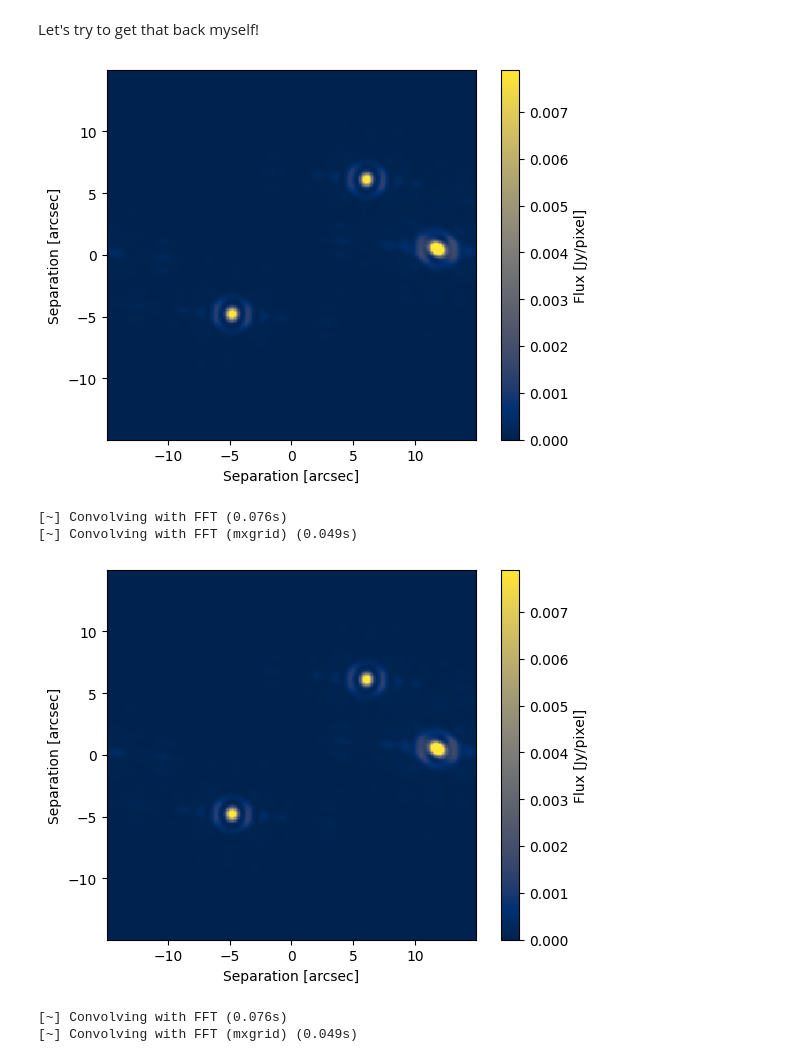
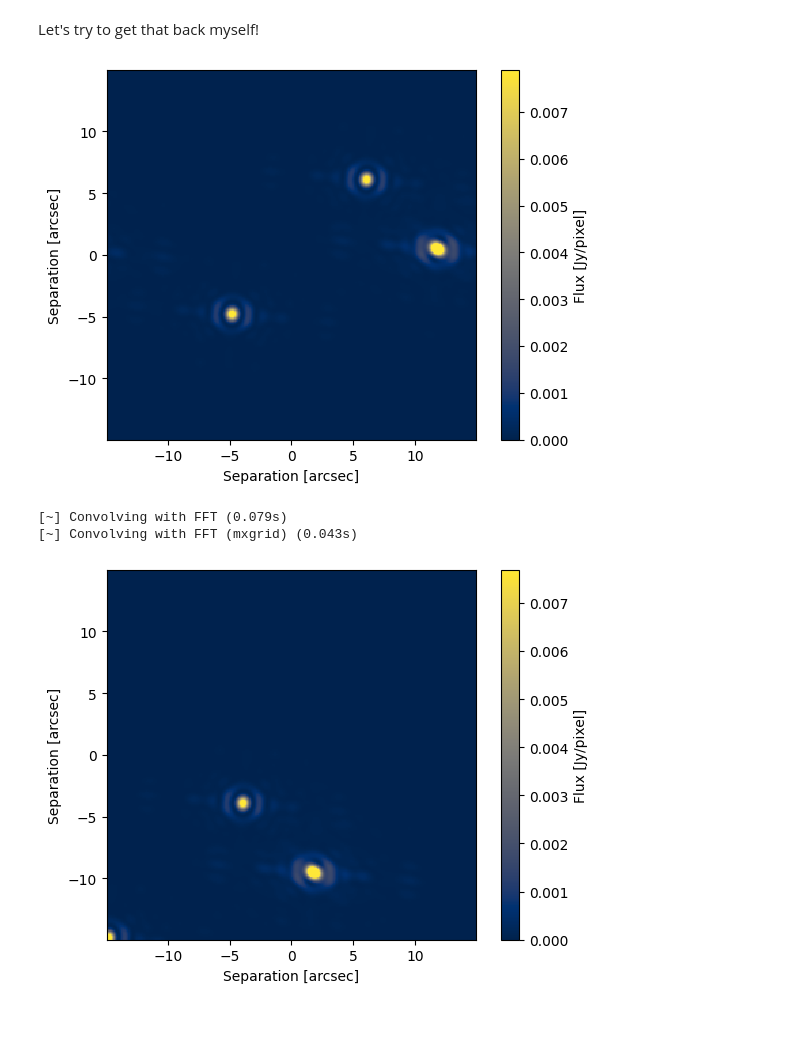
Before and after one commit to ProfesseurShadoko/mirix_grids, a Jupyter notebook: notebooks/fftconvolve.ipynb, the cells around one changed output. Drawn from its saved outputs; the diff is of its cells as text; code cells hidden in the pictures; blank space fills up the shorter version.

```diff
--- a/notebooks/fftconvolve.ipynb
+++ b/notebooks/fftconvolve.ipynb
@@ -125,36 +108,34 @@ def _centered(arr: np.ndarray, newshape: tuple[int, int]) -> np.ndarray:
 def fftconvole_test2(image, kernal):
     s1 = np.array(image.shape)
     s2 = np.array(kernal.shape)
     shape = tuple(s1 + s2 - 1)
 
     # pad to fft friendly size
     fshape = tuple(next_fast_len(s) for s in shape)
 
 
     sp1 = fft2(image, s=fshape)
     sp2 = fft2(kernal, s=fshape)
     ret = ifft2(sp1 * sp2, s=fshape)
     ret = ret[:shape[0], :shape[1]] # remove padding
 
     # crop to output shape
     ret = _centered(ret, s1)
 
     return np.real(ret)
 
 with Task("Convolving with FFT"):
     for i in range(20):
-        test_output2 = fftconvole_test2(dirac, kernel)
+        test_output2 = fftconvole_test2(dirac * mxgrid.coefficients[:, :, 0], kernel)
 with Task("Convolving with FFT (mxgrid)"):
     with Message.mute():
         for i in range(20):
             test_output3 = mxgrid.forward(dirac)
 
 plot_image2d(test_output2)
 plt.show()
 # %% [output]
 [figure]
-[~] Convolving with FFT (0.076s)
-[~] Convolving with FFT (mxgrid) (0.049s)
+[~] Convolving with FFT (0.079s)
+[~] Convolving with FFT (mxgrid) (0.043s)
-[figure, old version]
+[figure, new version]
-[~] Convolving with FFT (0.076s)
-[~] Convolving with FFT (mxgrid) (0.049s)
```
Also changed, not shown: parts of 12 cells of this notebook, 1 other file.
